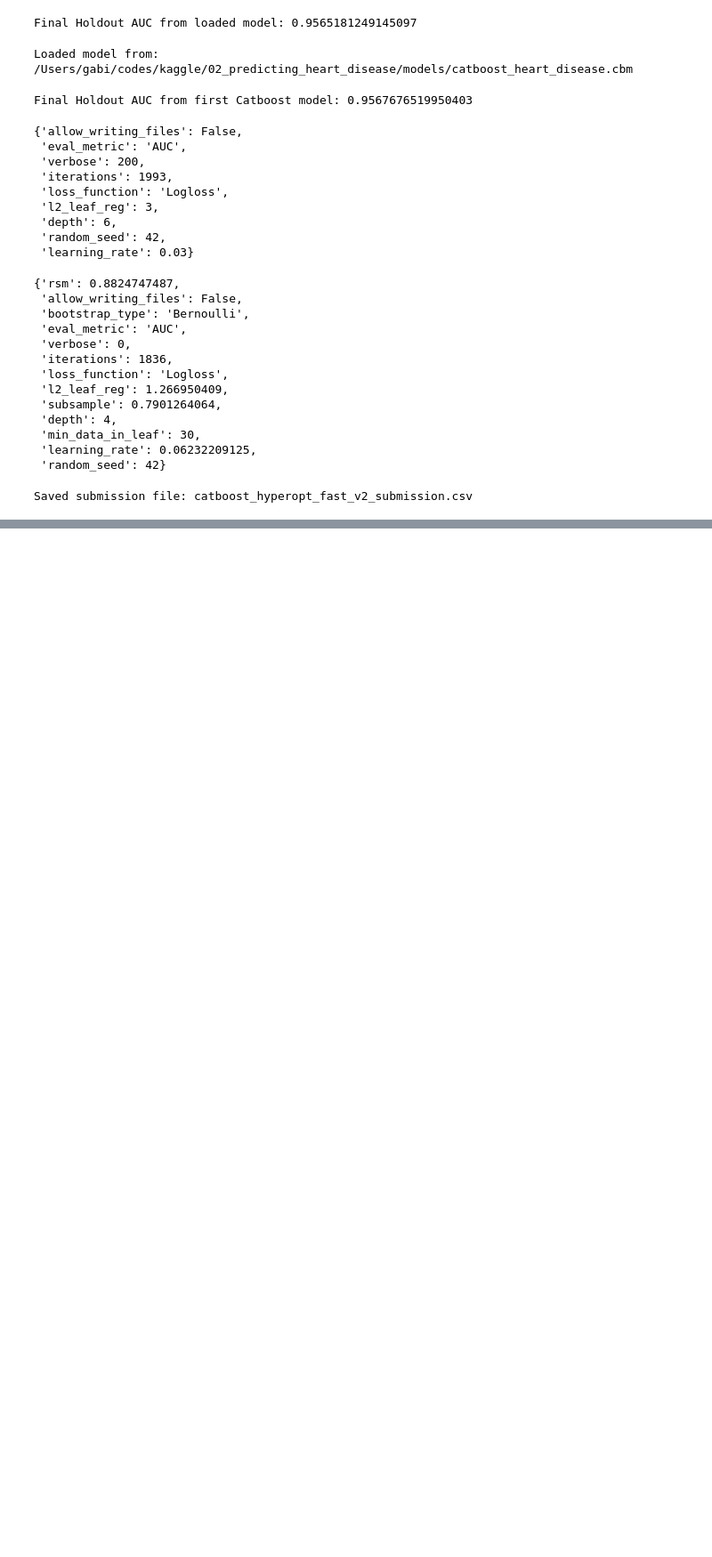
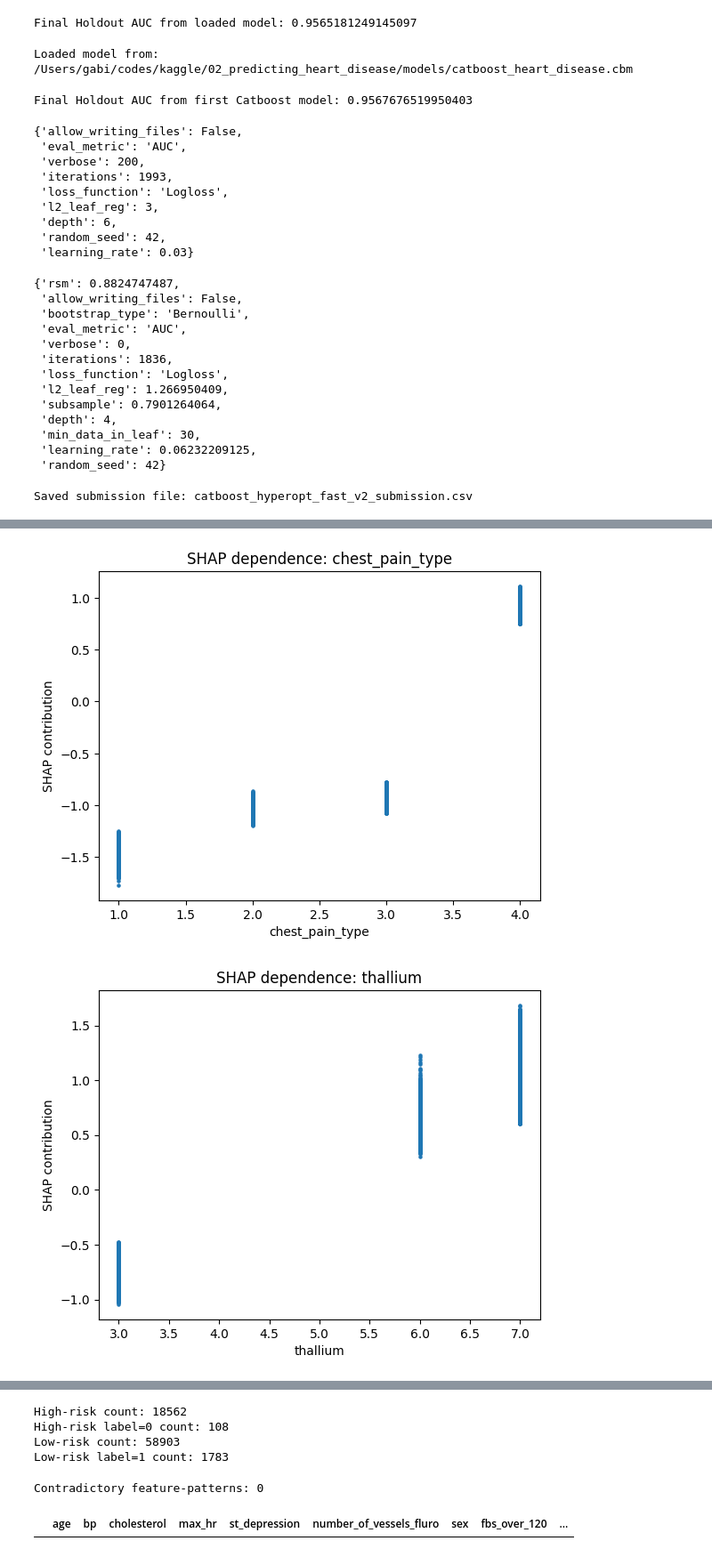
Before and after one commit to fonsecagabriella/kaggle, a Jupyter notebook: 02_predicting_heart_disease/01_experiments.ipynb, the cells around one changed output, grey strips where cells are left out. Shown at 89% size. Saved outputs shown, nothing was run; the diff lists cells and outputs as text; code cells hidden in the pictures; blank space fills up the shorter version.

```diff
--- a/02_predicting_heart_disease/01_experiments.ipynb
+++ b/02_predicting_heart_disease/01_experiments.ipynb
@@ -568,0 +2049,13 @@ Saved submission file: catboost_hyperopt_fast_v2_submission.csv
+# %%
+# Fit one model on full data for interpretation
+full_pool = Pool(X, y, cat_features=cat_idx)
+m_full = CatBoostClassifier(**v4_params)
+m_full.fit(full_pool)
+
+shap_values = m_full.get_feature_importance(full_pool, type="ShapValues")
+# shap_values shape: (n_samples, n_features + 1) last column is expected value
+shap = shap_values[:, :-1]
+shap_abs_mean = np.mean(np.abs(shap), axis=0)
+
+imp = pd.DataFrame({"feature": features, "mean_abs_shap": shap_abs_mean}).sort_values("mean_abs_shap", ascending=False)
+imp.head(20)
@@ -568,0 +2077,15 @@ Saved submission file: catboost_hyperopt_fast_v2_submission.csv
+# %%
+import matplotlib.pyplot as plt
+
+top = imp["feature"].tolist()
+for f in top:
+    j = features.index(f)
+    plt.figure()
+    plt.scatter(X[f], shap[:, j], s=5)
+    plt.xlabel(f)
+    plt.ylabel("SHAP contribution")
+    plt.title(f"SHAP dependence: {f}")
+    plt.show()
+# %% [output]
+[figure, added]
+[figure, added]
@@ -568,0 +2103,40 @@ Saved submission file: catboost_hyperopt_fast_v2_submission.csv
+# %%
+df = train_data.drop(columns=["id"]).copy()
+
+high_risk = (
+    (df["chest_pain_type"] == 4) &
+    (df["exercise_angina"] == 1) &
+    (df["ekg_results"] == 2) &
+    (df["number_of_vessels_fluro"] >= 2) &
+    (df["thallium"] == 7)
+)
+
+low_risk = (
+    (df["thallium"] == 3) &
+    (df["number_of_vessels_fluro"] == 0) &
+    (df["exercise_angina"] == 0) &
+    (df["st_depression"] <= 0.1) &
+    (df["max_hr"] >= 170)
+)
+
+print("High-risk count:", high_risk.sum())
+print("High-risk label=0 count:", ((high_risk) & (df["heart_disease"]==0)).sum())
+
+print("Low-risk count:", low_risk.sum())
+print("Low-risk label=1 count:", ((low_risk) & (df["heart_disease"]==1)).sum())
+# %% [output]
+High-risk count: 18562
+High-risk label=0 count: 108
+Low-risk count: 58903
+Low-risk label=1 count: 1783
+# %%
+cols = ["age","bp","cholesterol","max_hr","st_depression","number_of_vessels_fluro",
+        "sex","fbs_over_120","exercise_angina","chest_pain_type","ekg_results","slope_of_st","thallium"]
+
+dup = train_data.groupby(cols)["heart_disease"].nunique().reset_index(name="n_unique_labels")
+contradictory = dup[dup["n_unique_labels"] > 1]
+print("Contradictory feature-patterns:", len(contradictory))
+contradictory.head(10)
+# %% [output]
+Contradictory feature-patterns: 0
+|  | age | bp | cholesterol | max_hr | st_depression | number_of_vessels_fluro | sex | fbs_over_120 | ... |
```
Also changed, not shown: parts of 70 cells of this notebook, 8 other files.
